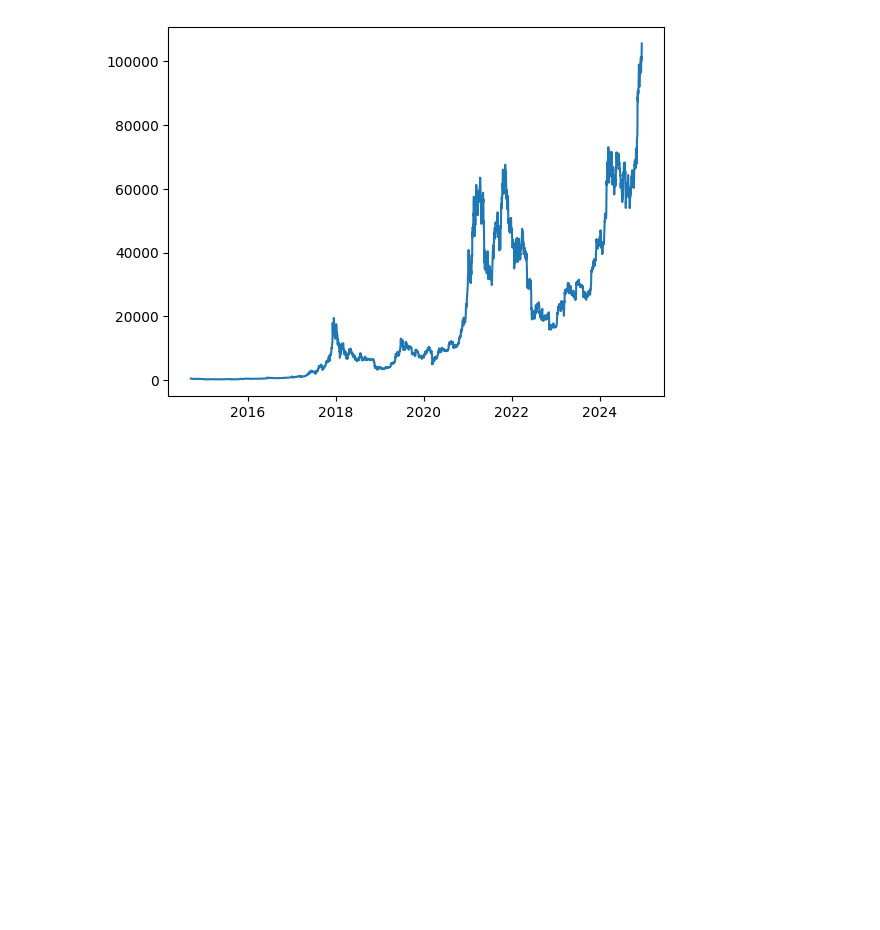
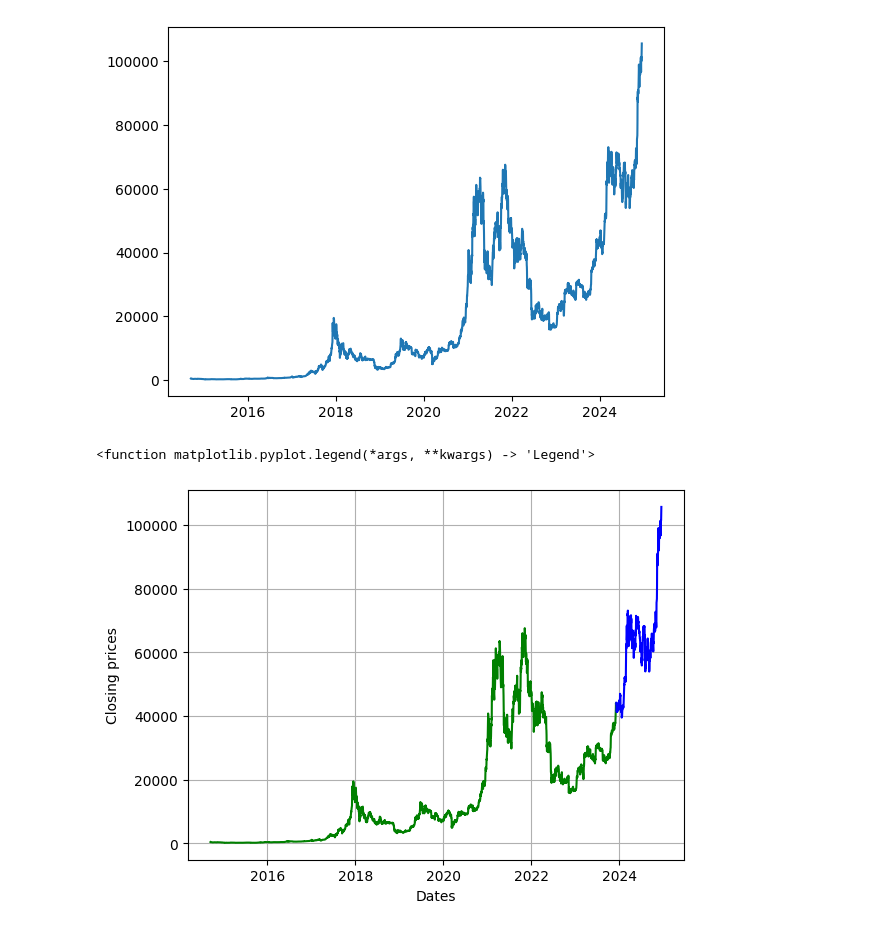
Before and after one commit to shreyas2004/bitcoin, a Jupyter notebook: bitcoin.ipynb, the cells around one changed output. Drawn from its saved outputs; the diff is of its cells as text; code cells hidden in the pictures; blank space fills up the shorter version.

Commit message:
spliting data in train and test also split is shown by graph

```diff
--- a/bitcoin.ipynb
+++ b/bitcoin.ipynb
@@ -42,3 +42,21 @@ plt.plot(df.index, df[('Adj Close', 'BTC-USD')])
 # %% [output]
 [<matplotlib.lines.Line2D at 0x...>]
 [figure]
+# %%
+#split in train test
+to_row = int(len(df)*0.9)#give 90% data
+
+training_data = list(df[0:to_row]['Adj Close', 'BTC-USD'])
+testing_data = list(df[to_row:]['Adj Close', 'BTC-USD'])
+# %%
+#graph of splitted data
+plt.Figure(figsize=(10,6))
+plt.grid(True)
+plt.xlabel('Dates')
+plt.ylabel('Closing prices')
+plt.plot(df[0:to_row]['Adj Close', 'BTC-USD'],'green',label='Train data')
+plt.plot(df[to_row:]['Adj Close', 'BTC-USD'],'blue',label='Test data')
+plt.legend
+# %% [output]
+<function matplotlib.pyplot.legend(*args, **kwargs) -> 'Legend'>
+[figure, added]
```
